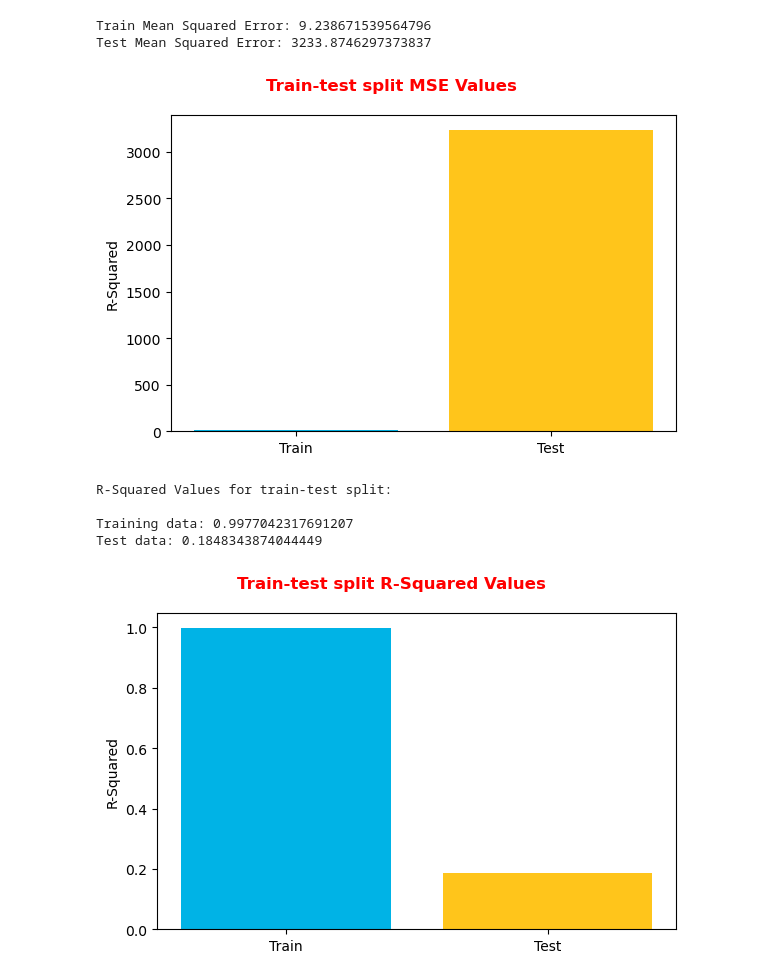
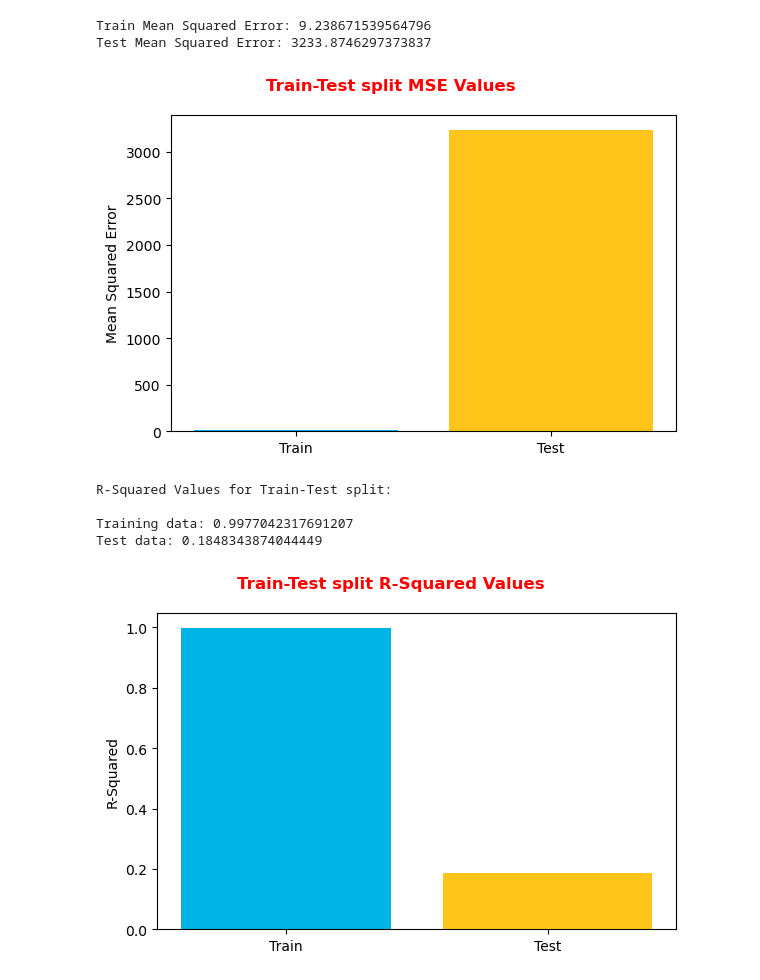
Before and after one commit to RaviRagh/DAT-Phase2-Project, a Jupyter notebook: RR_Phase2_Project_final.ipynb, the cells around one changed output. Saved outputs shown, nothing was run; the diff lists cells and outputs as text; code cells hidden in the pictures.

```diff
--- a/RR_Phase2_Project_final.ipynb
+++ b/RR_Phase2_Project_final.ipynb
@@ -1224,28 +1224,28 @@ Test Mean Squared Error: 3233.8746297373837
 # %%
 # Visualising MSE in train-test split#
 
 M1=model4a_train_mse/10000000
 M2=model4a_test_mse/10000000
 
 labels = ["Train", "Test"]
 colors = ["#00B3E6", "#FFC51B"]
 
 fig, ax = plt.subplots(figsize=(6,4))
 ax.bar(labels, [M1, M2], color=colors)
-ax.set_ylabel("R-Squared")
-fig.suptitle("Train-test split MSE Values", c="r", fontsize=12, fontweight="bold");
+ax.set_ylabel("Mean Squared Error")
+fig.suptitle("Train-Test split MSE Values", c="r", fontsize=12, fontweight="bold")
 fig.tight_layout()
 plt.savefig('Images/Train_test_MSE.png',dpi=300,bbox_inches='tight')
 # %% [output]
-[figure, old version]
+[figure, new version]
 # %%
 #Checking the R-squared values for train-test split#
-print('R-Squared Values for train-test split:')
+print('R-Squared Values for Train-Test split:')
 print()
 print('Training data:',model4a.score(X5_train, y5_train))
 print('Test data:',model4a.score(X5_test, y5_test))
 # %% [output]
-R-Squared Values for train-test split:
+R-Squared Values for Train-Test split:
 
 Training data: 0.9977042317691207
 Test data: 0.1848343874044449
```
Also changed, not shown: parts of 13 cells of this notebook, 7 other files.
